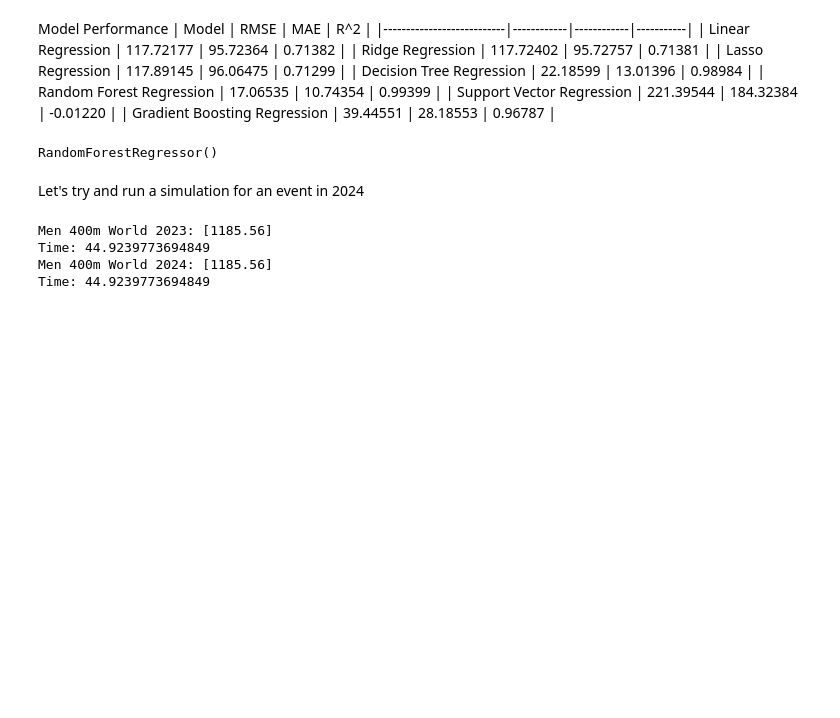
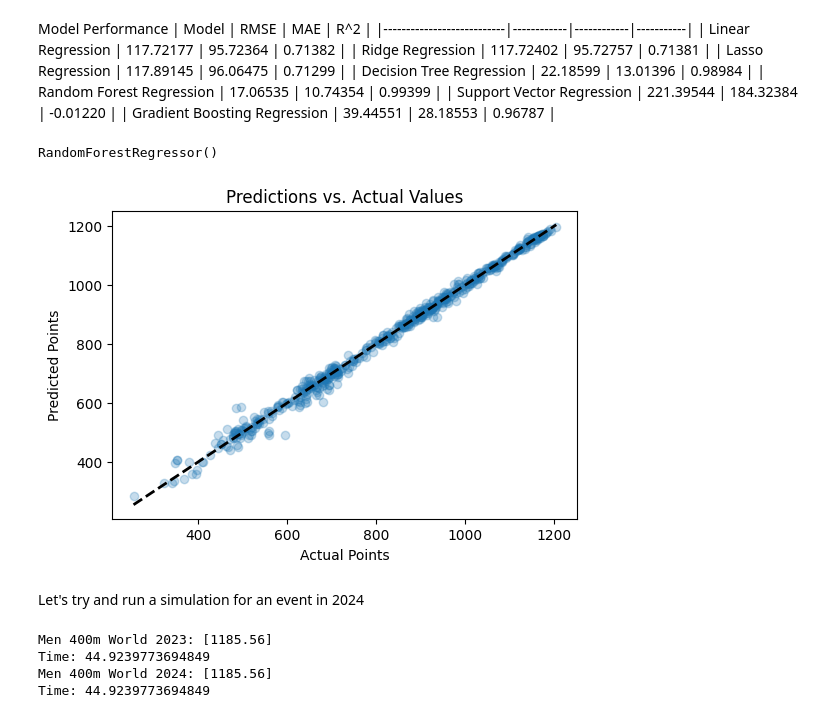
Before and after one commit to GeckoG/NW-Capstone, a Jupyter notebook: models.ipynb, the cells around one changed output. Saved outputs shown, nothing was run; the diff lists cells and outputs as text; code cells hidden in the pictures; blank space fills up the shorter version.

Commit message:
Final update to models

```diff
--- a/models.ipynb
+++ b/models.ipynb
@@ -166,6 +166,23 @@ model = RandomForestRegressor()
 model.fit(X_train, y_train)
 # %% [output]
 RandomForestRegressor()
+# %%
+import matplotlib.pyplot as plt
+
+# Make Predictions
+rf_predictions = model.predict(X_test)
+
+# Plot actual vs. predicted values for the Random Forest model
+plt.figure(figsize=(6, 4))
+plt.scatter(y_test, rf_predictions, alpha=0.25)
+
+plt.title('Predictions vs. Actual Values')
+plt.xlabel('Actual Points')
+plt.ylabel('Predicted Points')
+plt.plot([y_test.min(), y_test.max()], [y_test.min(), y_test.max()], 'k--', lw=2)  # Diagonal line for reference
+plt.show()
+# %% [output]
+[figure, added]
 # %% [markdown]
 Let's try and run a simulation for an event in 2024
 # %%
```
Also changed, not shown: parts of 1 cell of this notebook, 4 other files.
